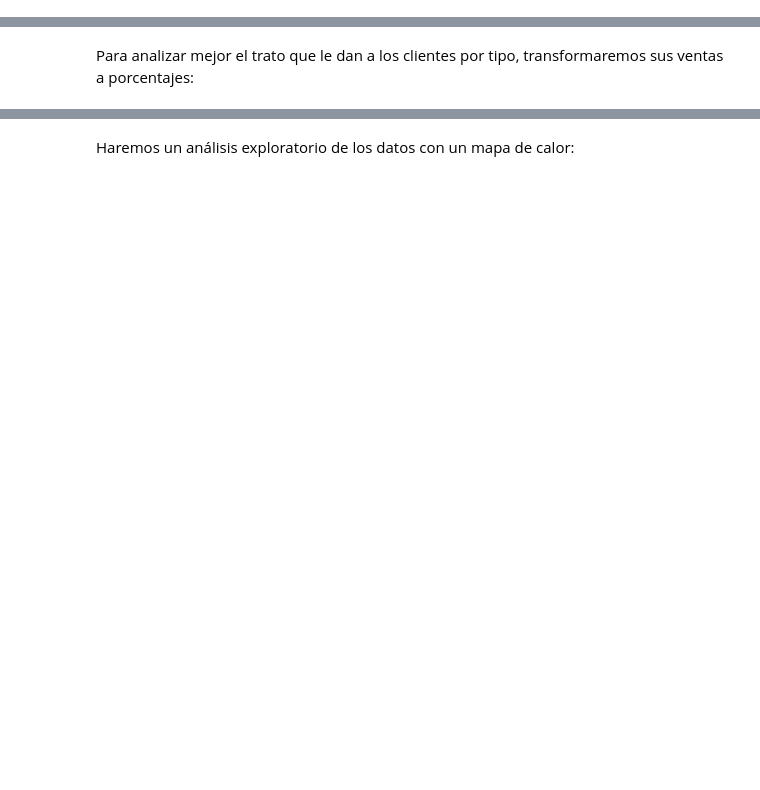
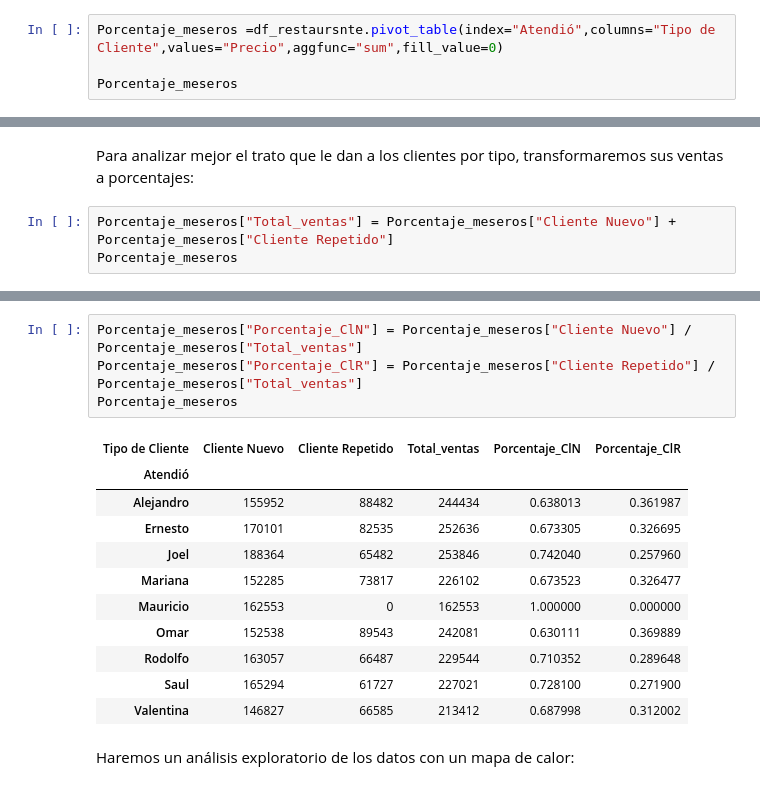
Before and after one commit to alcazarpedro/project_numpy_pandas, a Jupyter notebook: pandas_dtascience/6_Proyecto final/Proyecto Final.ipynb, the cells around one changed output, grey strips where cells are left out. Cells and saved outputs as stored; diff of their text form; blank space fills up the shorter version.

```diff
--- a/pandas_dtascience/6_Proyecto final/Proyecto Final.ipynb
+++ b/pandas_dtascience/6_Proyecto final/Proyecto Final.ipynb
@@ -286,0 +349,4 @@ Analizar la venta de cada mesero en base al tipo de cliente:
+# %%
+Porcentaje_meseros =df_restaursnte.pivot_table(index="Atendió",columns="Tipo de Cliente",values="Precio",aggfunc="sum",fill_value=0)
+
+Porcentaje_meseros
@@ -287,2 +365,5 @@ Analizar la venta de cada mesero en base al tipo de cliente:
 # %% [markdown]
 Para analizar mejor el trato que le dan a los clientes por tipo, transformaremos sus ventas a porcentajes:
+# %%
+Porcentaje_meseros["Total_ventas"] = Porcentaje_meseros["Cliente Nuevo"] + Porcentaje_meseros["Cliente Repetido"]
+Porcentaje_meseros
@@ -289,3 +382,19 @@ Para analizar mejor el trato que le dan a los clientes por tipo, transformaremos
+# %%
+Porcentaje_meseros["Porcentaje_ClN"] = Porcentaje_meseros["Cliente Nuevo"] / Porcentaje_meseros["Total_ventas"]
+Porcentaje_meseros["Porcentaje_ClR"] = Porcentaje_meseros["Cliente Repetido"] / Porcentaje_meseros["Total_ventas"]
+Porcentaje_meseros
+# %% [output]
+| Tipo de Cliente | Cliente Nuevo | Cliente Repetido | Total_ventas | Porcentaje_ClN | Porcentaje_ClR |
+| Atendió |  |  |  |  |  |
+| Alejandro | 155952 | 88482 | 244434 | 0.638013 | 0.361987 |
+| Ernesto | 170101 | 82535 | 252636 | 0.673305 | 0.326695 |
+| Joel | 188364 | 65482 | 253846 | 0.742040 | 0.257960 |
+| Mariana | 152285 | 73817 | 226102 | 0.673523 | 0.326477 |
+| Mauricio | 162553 | 0 | 162553 | 1.000000 | 0.000000 |
+| Omar | 152538 | 89543 | 242081 | 0.630111 | 0.369889 |
+| Rodolfo | 163057 | 66487 | 229544 | 0.710352 | 0.289648 |
+| Saul | 165294 | 61727 | 227021 | 0.728100 | 0.271900 |
+| Valentina | 146827 | 66585 | 213412 | 0.687998 | 0.312002 |
 # %% [markdown]
 Haremos un análisis exploratorio de los datos con un mapa de calor:
 # %% [markdown]
```
Also changed, not shown: parts of 6 cells of this notebook.
